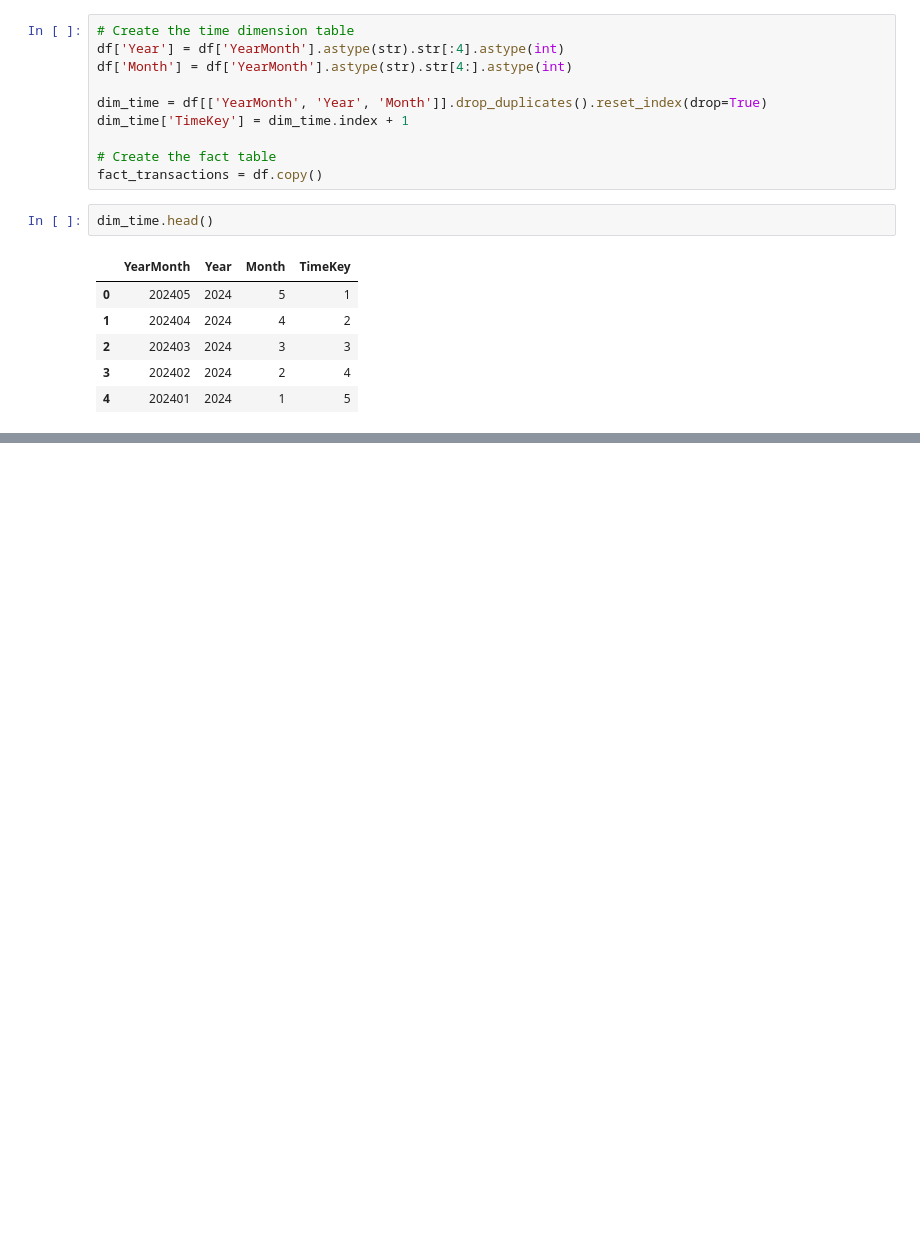
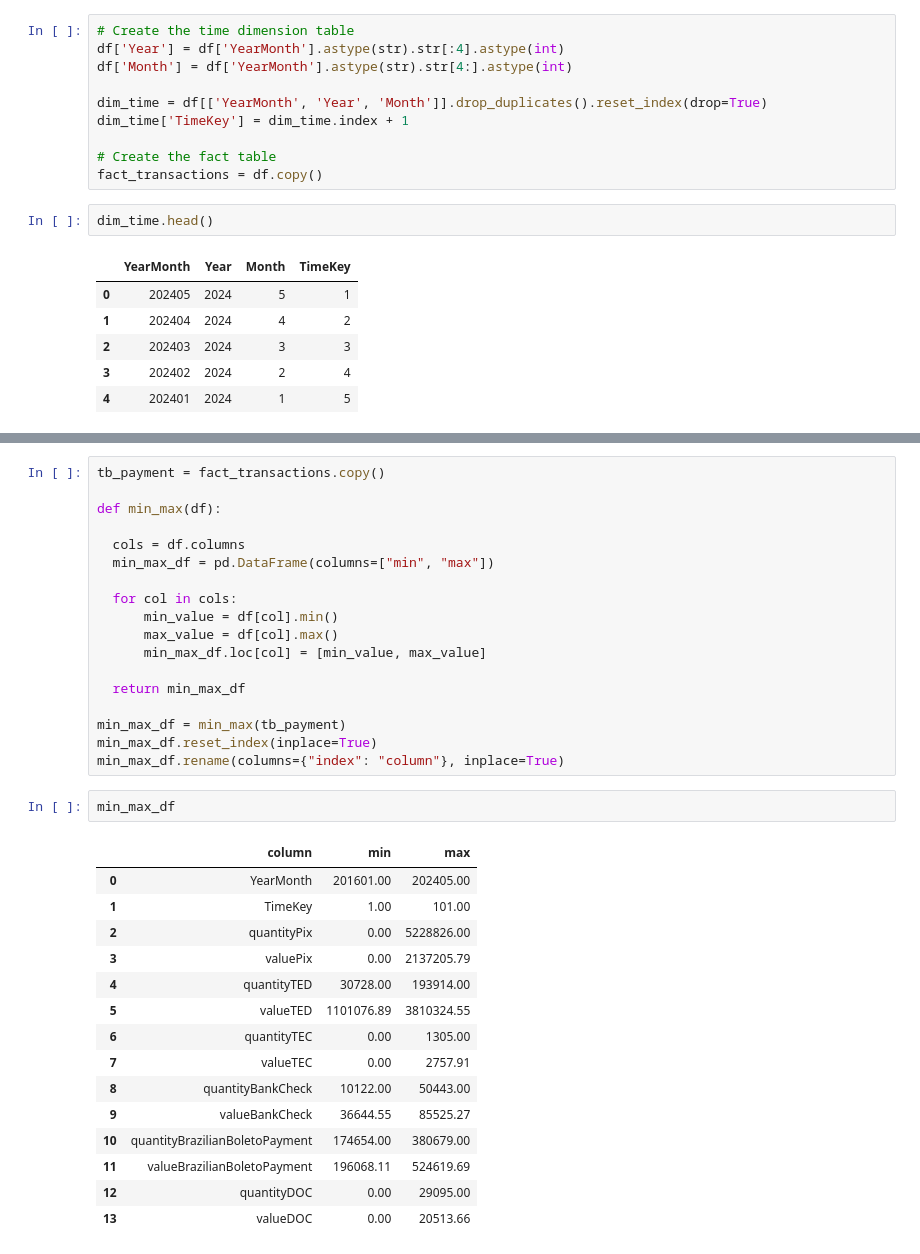
Before and after one commit to jacquesbilombe/Payment-Patterns-Brazil, a Jupyter notebook: Payment_Patterns_Brazil.ipynb, the cells around one changed output, grey strips where cells are left out. Saved outputs shown, nothing was run; the diff lists cells and outputs as text; blank space fills up the shorter version.

```diff
--- a/Payment_Patterns_Brazil.ipynb
+++ b/Payment_Patterns_Brazil.ipynb
@@ -177,0 +198,36 @@ fact_transactions.head()
+# %%
+tb_payment = fact_transactions.copy()
+
+def min_max(df):
+
+  cols = df.columns
+  min_max_df = pd.DataFrame(columns=["min", "max"])
+
+  for col in cols:
+      min_value = df[col].min()
+      max_value = df[col].max()
+      min_max_df.loc[col] = [min_value, max_value]
+
+  return min_max_df
+
+min_max_df = min_max(tb_payment)
+min_max_df.reset_index(inplace=True)
+min_max_df.rename(columns={"index": "column"}, inplace=True)
+# %%
+min_max_df
+# %% [output]
+|  | column | min | max |
+| 0 | YearMonth | 201601.00 | 202405.00 |
+| 1 | TimeKey | 1.00 | 101.00 |
+| 2 | quantityPix | 0.00 | 5228826.00 |
+| 3 | valuePix | 0.00 | 2137205.79 |
+| 4 | quantityTED | 30728.00 | 193914.00 |
+| 5 | valueTED | 1101076.89 | 3810324.55 |
+| 6 | quantityTEC | 0.00 | 1305.00 |
+| 7 | valueTEC | 0.00 | 2757.91 |
+| 8 | quantityBankCheck | 10122.00 | 50443.00 |
+| 9 | valueBankCheck | 36644.55 | 85525.27 |
+| 10 | quantityBrazilianBoletoPayment | 174654.00 | 380679.00 |
+| 11 | valueBrazilianBoletoPayment | 196068.11 | 524619.69 |
+| 12 | quantityDOC | 0.00 | 29095.00 |
+| 13 | valueDOC | 0.00 | 20513.66 |
```
Also changed, not shown: parts of 6 cells of this notebook.
